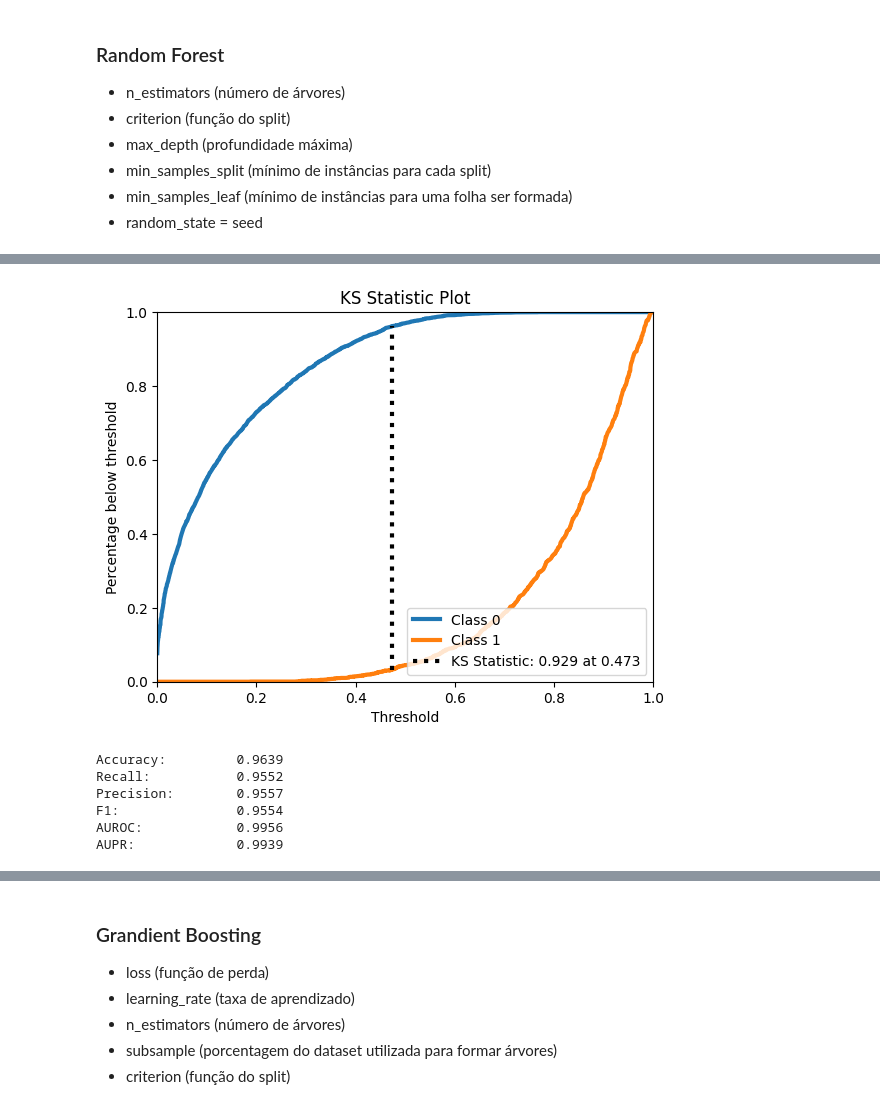
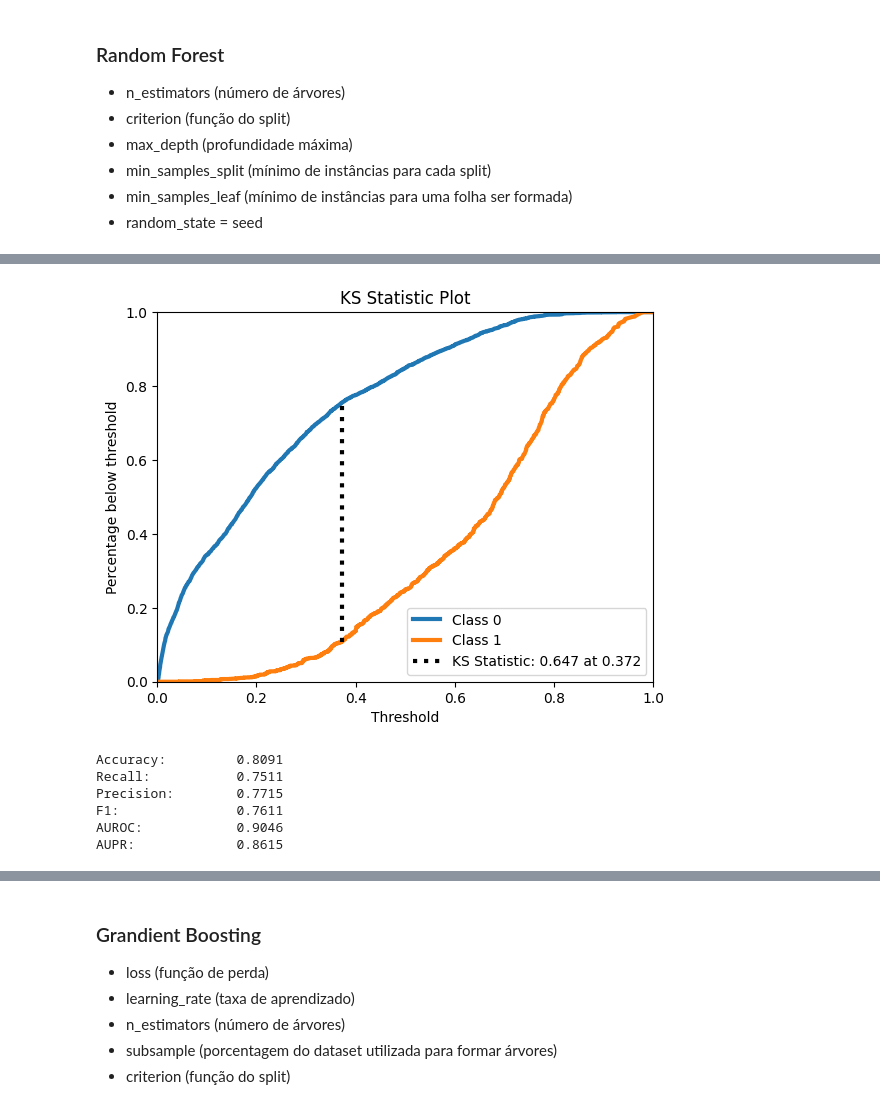
Before and after one commit to pedrobslima/redes_neurais, a Jupyter notebook: projeto_rn.ipynb, the cells around one changed output, grey strips where cells are left out. Drawn from its saved outputs; the diff is of its cells as text; code cells hidden in the pictures.

```diff
--- a/projeto_rn.ipynb
+++ b/projeto_rn.ipynb
@@ -283,9 +284,9 @@ def plot_training_error_curves(history):
 
 def compute_performance_metrics(y, y_pred_class, y_pred_scores=None):
     accuracy = accuracy_score(y, y_pred_class)
-    recall = recall_score(y, y_pred_class)
-    precision = precision_score(y, y_pred_class)
-    f1 = f1_score(y, y_pred_class)
+    recall = recall_score(y, y_pred_class, zero_division=0)
+    precision = precision_score(y, y_pred_class, zero_division=0)
+    f1 = f1_score(y, y_pred_class, zero_division=0)
     performance_metrics = (accuracy, recall, precision, f1)
     if y_pred_scores is not None:
         #auroc, aupr = plot_ks(y, y_pred_scores)
@@ -1697,10 +1745,10 @@ study.best_params
  'opt': 'Adam'}
 # %%
-train_input = pd.concat([X_train1_norm, X_val1_norm], ignore_index=True)
-train_label = pd.concat([y_train1_norm, y_val1], ignore_index=True)
+#train_input = pd.concat([X_train1_norm, X_val1_norm], ignore_index=True)
+#train_label = pd.concat([y_train1_norm, y_val1], ignore_index=True)
 
-dataset = {'train_input': train_input,
-           'train_label': train_label,
+dataset = {'train_input': train_input_norm,
+           'train_label': train_label_norm,
            'test_input': X_test1_norm,
            'test_label': y_test1}
 
@@ -1713,4 +1761,7 @@ dataset = {'train_input': train_input,
  'base_fun': 'zero',
  'opt': 'Adam'}'''
 
-kanet = KANClassifier(width=[19,19,5,2], grid=4, k=5, random_state=seed, lr=0.0001, steps=20, base_fun='zero', loss_fn=kanMSELoss(), opt='Adam').fit(dataset)
+kanet = KANClassifier(width=[19,19,5,2], grid=study.best_params['grid'],
+                      k=study.best_params['k'], random_state=seed, lr=study.best_params['lr'],
+                      steps=20, base_fun=study.best_params['base_fun'],
+                      opt=study.best_params['opt']).fit(dataset)
@@ -2147,15 +2778,15 @@ def rf_objective(trial:optuna.trial._trial.Trial):
 
     clf = RandomForestClassifier(max_depth=max_depth, n_estimators=n_estimators,
                                  criterion=criterion, min_samples_split=min_samples_split,
-                                 min_samples_leaf=min_samples_leaf, random_state=seed)
+                                 min_samples_leaf=min_samples_leaf, random_state=seed).fit(X_train1, y_train1)
 
-    scores = cross_val_score(clf, X_train1, y_train1, n_jobs=-1, cv=5, scoring='f1')
-    score = scores.mean()
+    #scores = cross_val_score(clf, X_train1, y_train1, n_jobs=-1, cv=5, scoring='f1')
+    score = f1_score(y_val1, clf.predict(X_val1))
 
     return score
 
 # 3. Create a study object and optimize the objective function.
-study = optuna.create_study(direction='maximize')
-study.optimize(rf_objective, n_trials=NUM_TRIALS)
-print(study.best_trial)
+rf_study = optuna.create_study(direction='maximize')
+rf_study.optimize(rf_objective, n_trials=NUM_TRIALS)
+print(rf_study.best_trial)
 # %% [output]
@@ -2180,31 +2811,28 @@ FrozenTrial(number=31, state=1, values=[0.8866000795462956], datetime_start=date
 # %%
-rforest = RandomForestClassifier(n_estimators=study.best_params['n_estimators'],
-                                 max_depth=study.best_params['max_depth'],
-                                 criterion=study.best_params['criterion'],
-                                 min_samples_split=study.best_params['min_samples_split'],
-                                 min_samples_leaf=study.best_params['min_samples_leaf'],
+rforest = RandomForestClassifier(n_estimators=rf_study.best_params['n_estimators'],
+                                 max_depth=rf_study.best_params['max_depth'],
+                                 criterion=rf_study.best_params['criterion'],
+                                 min_samples_split=rf_study.best_params['min_samples_split'],
+                                 min_samples_leaf=rf_study.best_params['min_samples_leaf'],
                                  random_state=seed)
-
-train_input = pd.concat([X_train1, X_val1], ignore_index=True)
-train_label = pd.concat([y_train1, y_val1], ignore_index=True)
 
 rforest = rforest.fit(train_input, train_label)
 
 y_pred = rforest.predict(train_input)
 y_pred_proba = rforest.predict_proba(train_input)
 
 # só to fazendo assim dessa vez pq treinei a kanet com a fórmula errada do f1 score. Mas se for reiniciar o ambiente e treiná-la dnv, use as métricas armazenadas direto
 rf_acc, rf_recall, rf_prec, rf_f1, rf_auroc, rf_aupr = compute_performance_metrics(train_label, y_pred, y_pred_proba)
 
 print_metrics_summary(rf_acc, rf_recall, rf_prec, rf_f1, rf_auroc, rf_aupr)
 # %% [output]
-[figure, old version]
+[figure, new version]
-Accuracy:         0.9639
-Recall:           0.9552
-Precision:        0.9557
-F1:               0.9554
-AUROC:            0.9956
-AUPR:             0.9939
+Accuracy:         0.8091
+Recall:           0.7511
+Precision:        0.7715
+F1:               0.7611
+AUROC:            0.9046
+AUPR:             0.8615
 # %%
 y_pred = rforest.predict(X_test1)
 y_pred_proba = rforest.predict_proba(X_test1)
```
Also changed, not shown: parts of 57 cells of this notebook, 6 other files.
